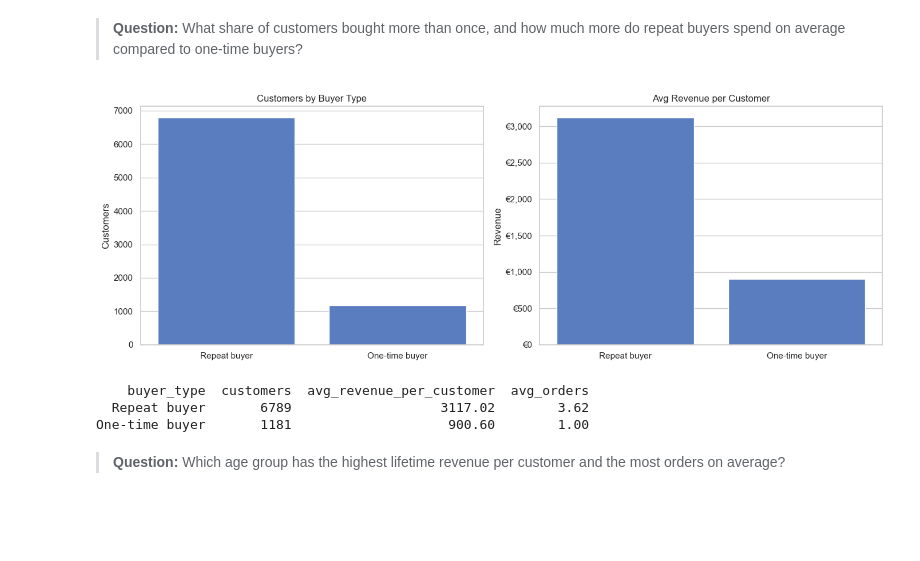
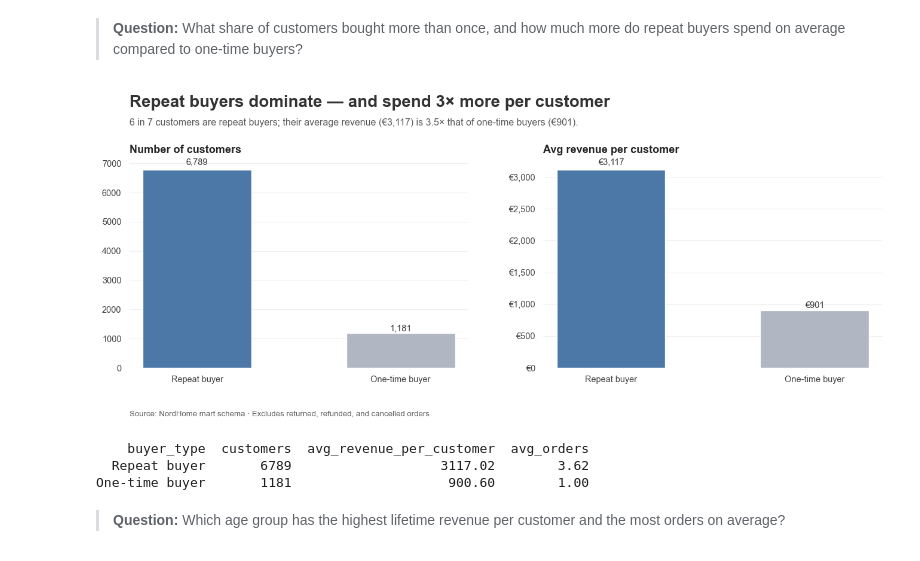
Before and after one commit to eileenheyer-cyber/nordhome_retail_analytics, a Jupyter notebook: 04_EDA/nordhome_eda.ipynb, the cells around one changed output. Saved outputs shown, nothing was run; the diff lists cells and outputs as text; code cells hidden in the pictures; blank space fills up the shorter version.

Commit message:
Add buyer type chart, nordhome_chart_style skill, and CLAUDE.md updates
Co-Authored-By: Claude Sonnet 4.6 <noreply@anthropic.com>

```diff
--- a/04_EDA/nordhome_eda.ipynb
+++ b/04_EDA/nordhome_eda.ipynb
@@ -1987,40 +2080,81 @@ Loyalty member         15243           854.81    13029904.49
 # %%
 df_repeat = pd.read_sql("""
     SELECT
         CASE WHEN order_count = 1 THEN 'One-time buyer' ELSE 'Repeat buyer' END AS buyer_type,
         COUNT(*)                                    AS customers,
         ROUND(AVG(total_revenue)::numeric, 2)       AS avg_revenue_per_customer,
         ROUND(AVG(order_count::numeric), 2)         AS avg_orders
     FROM (
         SELECT
             customer_key,
             COUNT(DISTINCT order_id)  AS order_count,
             SUM(line_total)           AS total_revenue
         FROM mart.fact_order_items
         WHERE order_status NOT IN ('Returned','Refunded','Cancelled')
         GROUP BY customer_key
     ) s
     GROUP BY buyer_type
     ORDER BY customers DESC
 """, engine)
 
-fig, (ax1, ax2) = plt.subplots(1, 2, figsize=(14, 5))
-sns.barplot(data=df_repeat, x="buyer_type", y="customers", ax=ax1)
-ax1.set_title("Customers by Buyer Type")
+colors = ['#4C78A8' if b == 'Repeat buyer' else '#B0B7C3' for b in df_repeat['buyer_type']]
+
+fig, (ax1, ax2) = plt.subplots(1, 2, figsize=(14, 6))
+
+# Figure title and subtitle
+fig.text(0.08, 0.94,
+         "Repeat buyers dominate — and spend 3× more per customer",
+         fontsize=20, fontweight='bold', color='#333333', va='top')
+fig.text(0.08, 0.875,
+         "6 in 7 customers are repeat buyers; their average revenue (€3,117) is 3.5× that of one-time buyers (€901).",
+         fontsize=11.5, color='#5A5A5A', va='top')
+
+# Left chart: number of customers
+ax1.bar([0, 0.75], df_repeat['customers'], width=0.40, color=colors)
+ax1.set_xlim(-0.25, 1.00)
+ax1.set_xticks([0, 0.75])
+ax1.set_xticklabels(df_repeat['buyer_type'], fontsize=10.5, color='#444444')
+ax1.set_title("Number of customers", fontsize=13, fontweight='bold', pad=8, loc='left')
 ax1.set_xlabel("")
-ax1.set_ylabel("Customers")
+ax1.set_ylabel("")
+ax1.yaxis.grid(True, color='#E6E6E6', linewidth=0.8, alpha=0.6)
+ax1.xaxis.grid(False)
+ax1.set_axisbelow(True)
+for spine in ax1.spines.values():
+    spine.set_visible(False)
+ax1.tick_params(labelsize=10.5, colors='#444444')
+for x, v in zip([0, 0.75], df_repeat['customers']):
+    ax1.text(x, v * 1.015, f"{v:,.0f}", ha='center', va='bottom', fontsize=10.5, color='#333333')
 
-sns.barplot(data=df_repeat, x="buyer_type", y="avg_revenue_per_customer", ax=ax2)
-ax2.set_title("Avg Revenue per Customer")
+# Right chart: avg revenue per customer
+ax2.bar([0, 0.75], df_repeat['avg_revenue_per_customer'], width=0.40, color=colors)
+ax2.set_xlim(-0.25, 1.00)
+ax2.set_xticks([0, 0.75])
+ax2.set_xticklabels(df_repeat['buyer_type'], fontsize=10.5, color='#444444')
+ax2.set_title("Avg revenue per customer", fontsize=13, fontweight='bold', pad=8, loc='left')
 ax2.set_xlabel("")
-ax2.set_ylabel("Revenue")
+ax2.set_ylabel("")
 ax2.yaxis.set_major_formatter(eur)
+ax2.yaxis.grid(True, color='#E6E6E6', linewidth=0.8, alpha=0.6)
+ax2.xaxis.grid(False)
+ax2.set_axisbelow(True)
+for spine in ax2.spines.values():
+    spine.set_visible(False)
+ax2.tick_params(labelsize=10.5, colors='#444444')
+for x, v in zip([0, 0.75], df_repeat['avg_revenue_per_customer']):
+    ax2.text(x, v * 1.015, f"€{v:,.0f}", ha='center', va='bottom', fontsize=10.5, color='#333333')
 
-plt.tight_layout()
+# Footnote
+fig.text(0.08, 0.045,
+         "Source: NordHome mart schema · Excludes returned, refunded, and cancelled orders",
+         fontsize=9.5, color='#5A5A5A')
+
+fig.subplots_adjust(left=0.08, right=0.98, top=0.76, bottom=0.18, wspace=0.22)
+plt.savefig("figures/buyer_type.png", dpi=150, bbox_inches="tight")
 plt.show()
 print(df_repeat.to_string(index=False))
 # %% [output]
-[figure, old version]
+[figure, new version]
     buyer_type  customers  avg_revenue_per_customer  avg_orders
   Repeat buyer       6789                   3117.02        3.62
 One-time buyer       1181                    900.60        1.00
```
Also changed, not shown: parts of 4 cells of this notebook, 3 other files.
